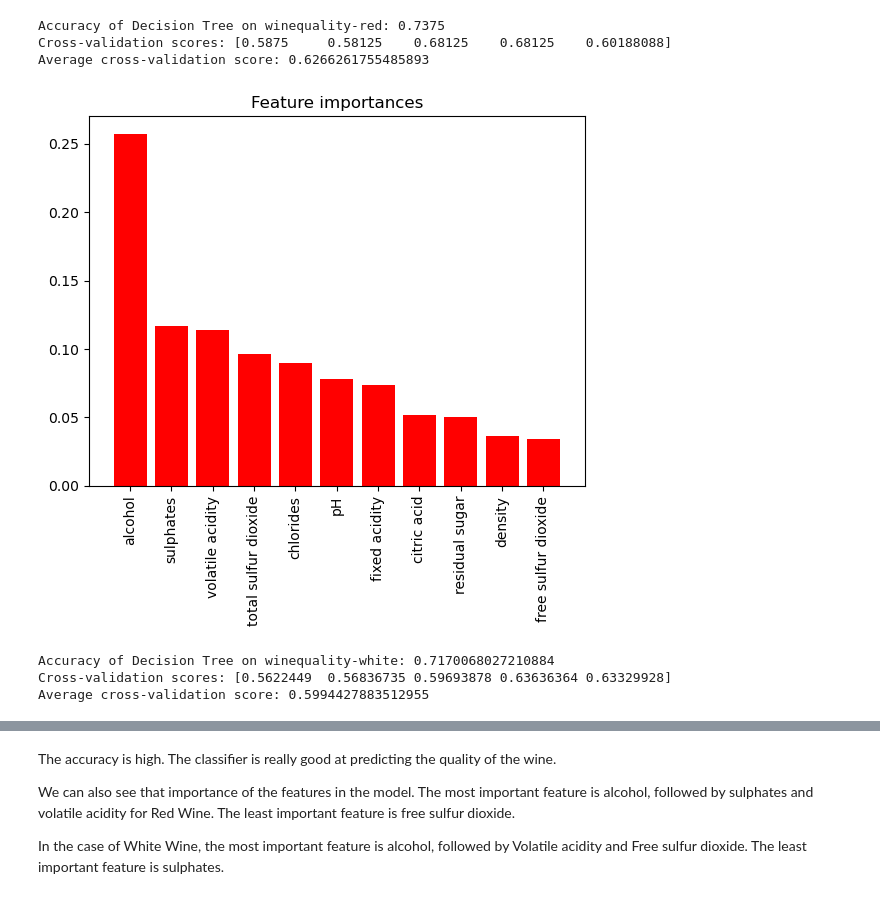
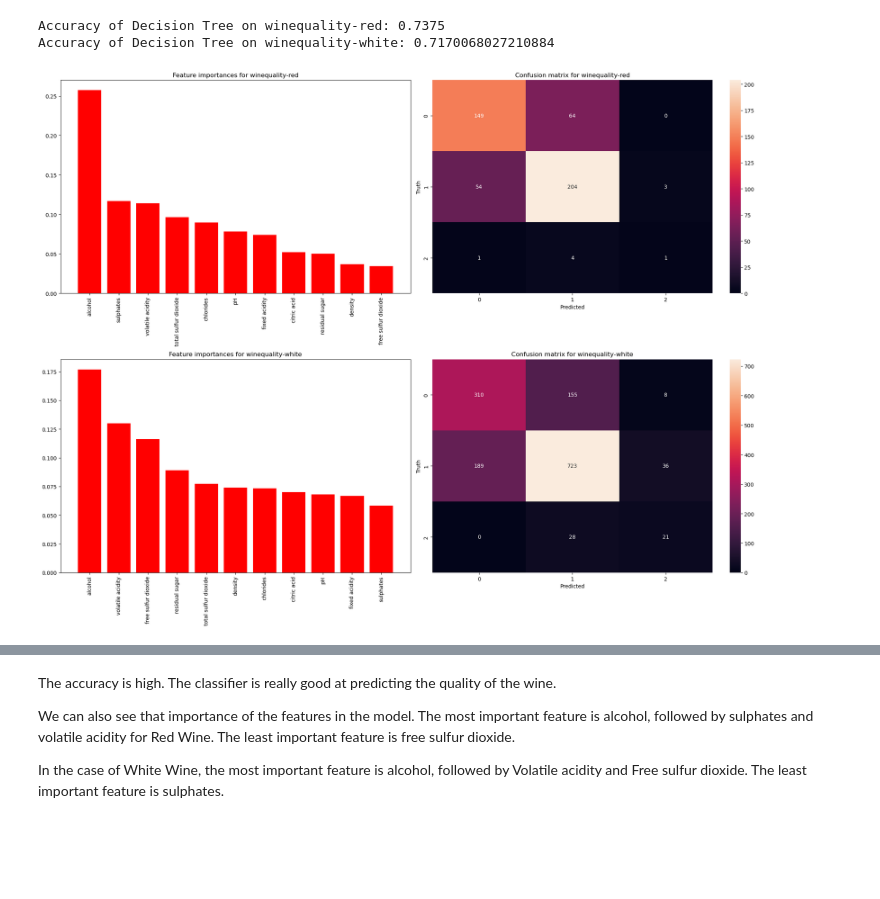
Before and after one commit to Qubi0-0/wine-classifier, a Jupyter notebook: DecisionTrees.ipynb, the cells around one changed output, grey strips where cells are left out. Saved outputs shown, nothing was run; the diff lists cells and outputs as text; code cells hidden in the pictures; blank space fills up the shorter version.

```diff
--- a/DecisionTrees.ipynb
+++ b/DecisionTrees.ipynb
@@ -1,61 +1,63 @@
 # %%
-import DataHandler as dh
 from sklearn.model_selection import train_test_split, cross_val_score
 from sklearn.tree import DecisionTreeClassifier
 from sklearn.metrics import accuracy_score
+from sklearn.metrics import confusion_matrix
+from sklearn import tree
+
+import DataHandler as dh
 import matplotlib.pyplot as plt
 import graphviz
-from sklearn import tree
+import seaborn as sns
 import numpy as np
 import pandas as pd
 import warnings
 warnings.filterwarnings('ignore', category=FutureWarning)
 
+
 datasets = dh.read_data("data/full")
 
-for dataset_name, df in datasets.items():
+fig, axs = plt.subplots(len(datasets), 2, figsize=(20, 15))
+
+for i, (dataset_name, df) in enumerate(datasets.items()):
     X = df.iloc[:, :-1]
 
     y = df.iloc[:, -1]
     bins = [0, 5, 7, 10]
     labels = [1, 2, 3]
     y = pd.cut(y, bins=bins, labels=labels)
 
     X_train, X_test, y_train, y_test = train_test_split(X, y, test_size=0.3, random_state=42)
 
     clf = DecisionTreeClassifier(random_state=42)
 
     clf.fit(X_train, y_train)
 
     y_pred = clf.predict(X_test)
 
     accuracy = accuracy_score(y_test, y_pred)
 
     print(f"Accuracy of Decision Tree on {dataset_name}: {accuracy}")
 
     scores = cross_val_score(clf, X, y, cv=5)
-    print(f"Cross-validation scores: {scores}")
-    print(f"Average cross-validation score: {scores.mean()}")
 
     importances = clf.feature_importances_
     indices = np.argsort(importances)[::-1]
 
-    plt.figure()
-    plt.title("Feature importances")
-    plt.bar(range(X.shape[1]), importances[indices], color="r", align="center")
-    plt.xticks(range(X.shape[1]), X.columns[indices], rotation='vertical')
-    plt.xlim([-1, X.shape[1]])
-    plt.show()
+    axs[i, 0].bar(range(X.shape[1]), importances[indices], color="r", align="center")
+    axs[i, 0].set_xticks(range(X.shape[1]))
+    axs[i, 0].set_xticklabels(X.columns[indices], rotation='vertical')
+    axs[i, 0].set_xlim([-1, X.shape[1]])
+    axs[i, 0].set_title(f"Feature importances for {dataset_name}")
 
-    class_names = [str(i) for i in sorted(y.unique())]
-    dot_data = tree.export_graphviz(clf, out_file=None, feature_names=X.columns, class_names=class_names, filled=True, rounded=True)
-    graph = graphviz.Source(dot_data)
-    graph
+    cm = confusion_matrix(y_test, y_pred)
+    sns.heatmap(cm, annot=True, fmt='d', ax=axs[i, 1])
+    axs[i, 1].set_xlabel('Predicted')
+    axs[i, 1].set_ylabel('Truth')
+    axs[i, 1].set_title(f"Confusion matrix for {dataset_name}")
+
+plt.tight_layout()
 # %% [output]
 Accuracy of Decision Tree on winequality-red: 0.7375
-Cross-validation scores: [0.5875     0.58125    0.68125    0.68125    0.60188088]
-Average cross-validation score: 0.6266261755485893
+Accuracy of Decision Tree on winequality-white: 0.7170068027210884
-[figure, old version]
+[figure, new version]
-Accuracy of Decision Tree on winequality-white: 0.7170068027210884
-Cross-validation scores: [0.5622449  0.56836735 0.59693878 0.63636364 0.63329928]
-Average cross-validation score: 0.5994427883512955
```
Also changed, not shown: parts of 3 cells of this notebook, 1 other file.
